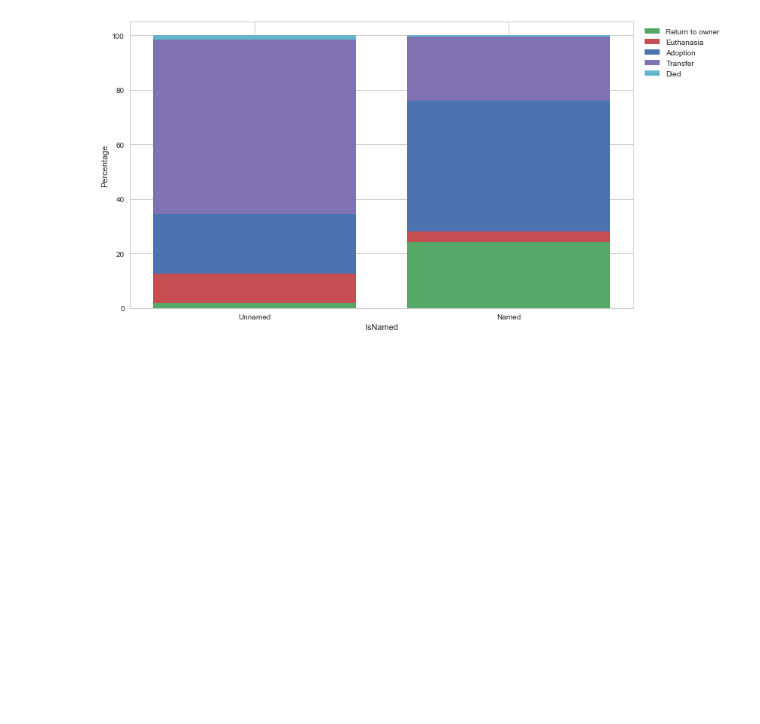
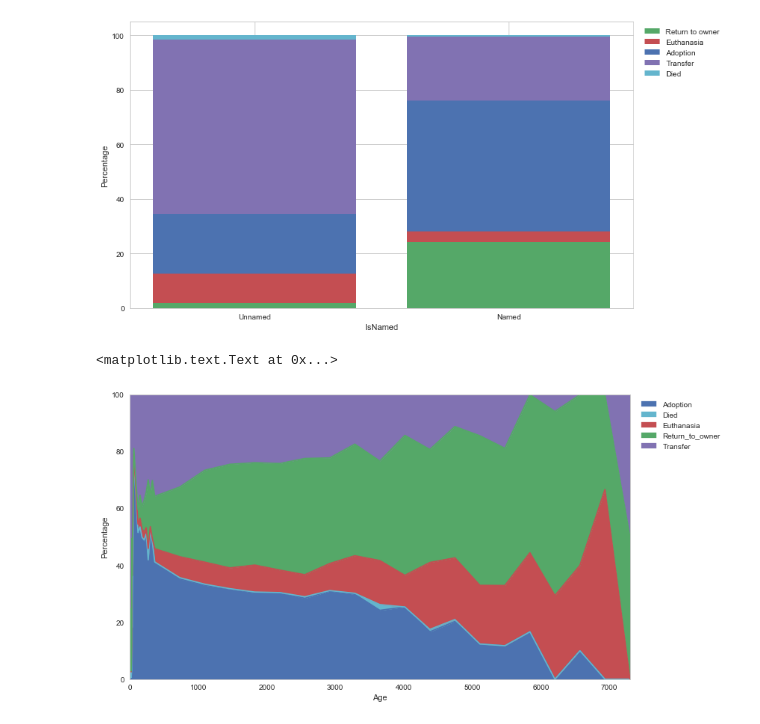
Before and after one commit to clai-shda/shelter_animal_outcomes, a Jupyter notebook: EDA.ipynb, the cells around one changed output. Drawn from its saved outputs; the diff is of its cells as text; code cells hidden in the pictures; blank space fills up the shorter version.

```diff
--- a/EDA.ipynb
+++ b/EDA.ipynb
@@ -43,7 +42,8 @@ df[['Name', 'IsNamed']].head(5)
 # %% [markdown]
 * ** 나이 컬럼 추가 (단위를 day로 환산)**
 # %%
-df['Age'] = df[pd.notnull(df.AgeuponOutcome)]['AgeuponOutcome'].apply(lambda x: int(x.split()[0]) * 7 if 'week' in x \
+df['Age'] = \
+df[pd.notnull(df.AgeuponOutcome)]['AgeuponOutcome'].apply(lambda x: int(x.split()[0]) * 7 if 'week' in x \
                                                                else int(x.split()[0]) * 30 if 'month' in x \
                                                                else int(x.split()[0]) * 365 if 'year' in x \
                                                                else int(x.split()[0]) if 'day' in x \
@@ -224,3 +224,25 @@ ax.legend(bbox_to_anchor=(1.01, 1), loc=2)
 # %% [output]
 <matplotlib.legend.Legend at 0x...>
 [figure]
+# %%
+dfc = df.groupby(['Age', 'OutcomeType']).size().to_frame(name='cnt')
+dfc.reset_index(inplace=True)
+
+dfc['sum'] = dfc.groupby('Age')['cnt'].transform('sum')
+dfc['per'] = dfc['cnt'] / dfc['sum'] * 100
+
+dfc = dfc.pivot_table(index='Age', values='per', columns='OutcomeType', fill_value=0).reset_index()
+# %%
+from matplotlib.colors import ListedColormap
+
+colors = ('b', 'c', 'r', 'g', 'm')
+cmap = ListedColormap(colors)
+
+f, ax = plt.subplots(1, figsize=(12, 7))
+dfc.plot(x='Age', kind='area', stacked=True, ax=ax, cmap=cmap)
+ax.legend(bbox_to_anchor=(1.01, 1), loc=2)
+plt.ylim(0, 100)
+plt.ylabel('Percentage')
+# %% [output]
+<matplotlib.text.Text at 0x...>
+[figure, added]
```
Also changed, not shown: parts of 1 cell of this notebook.
